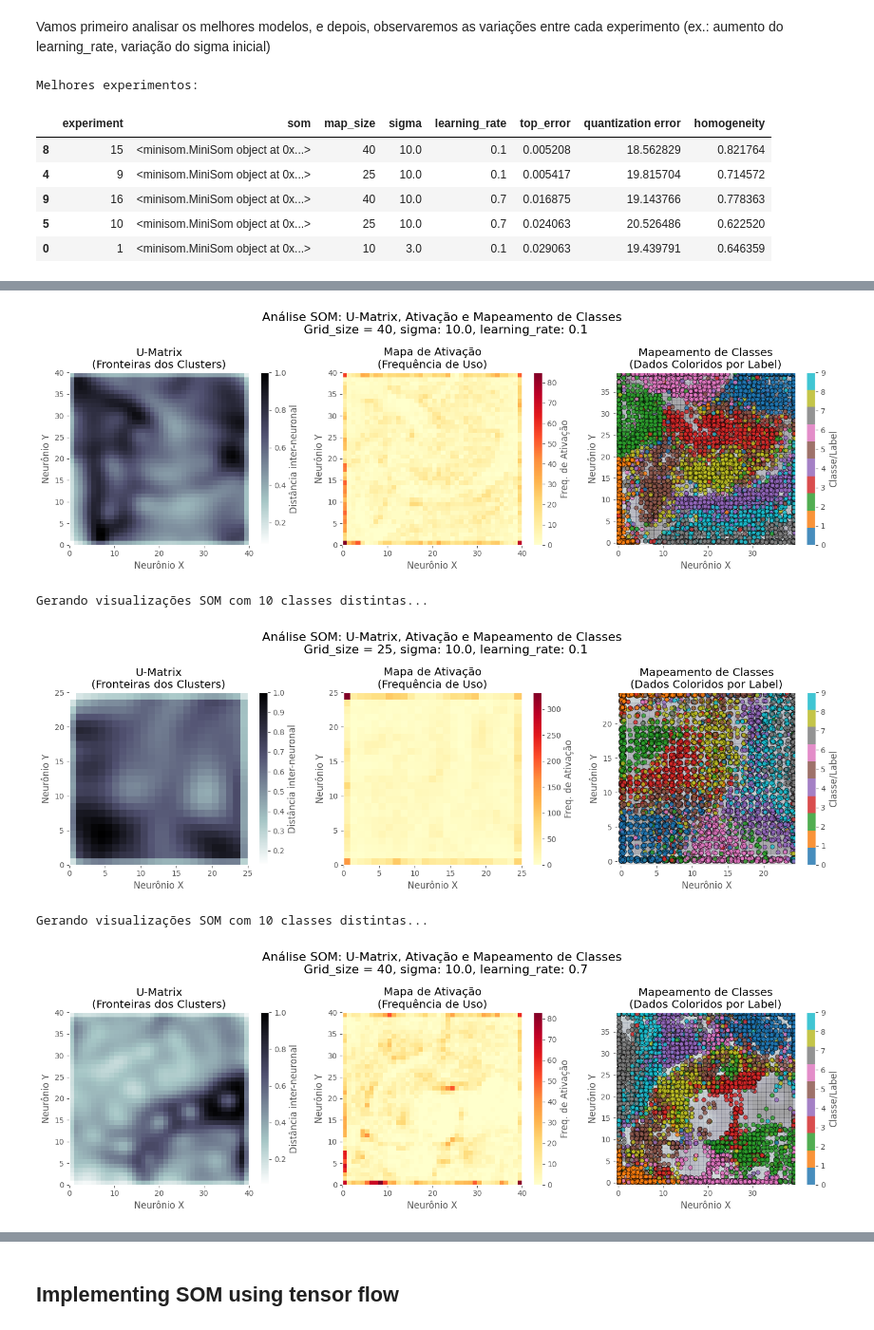
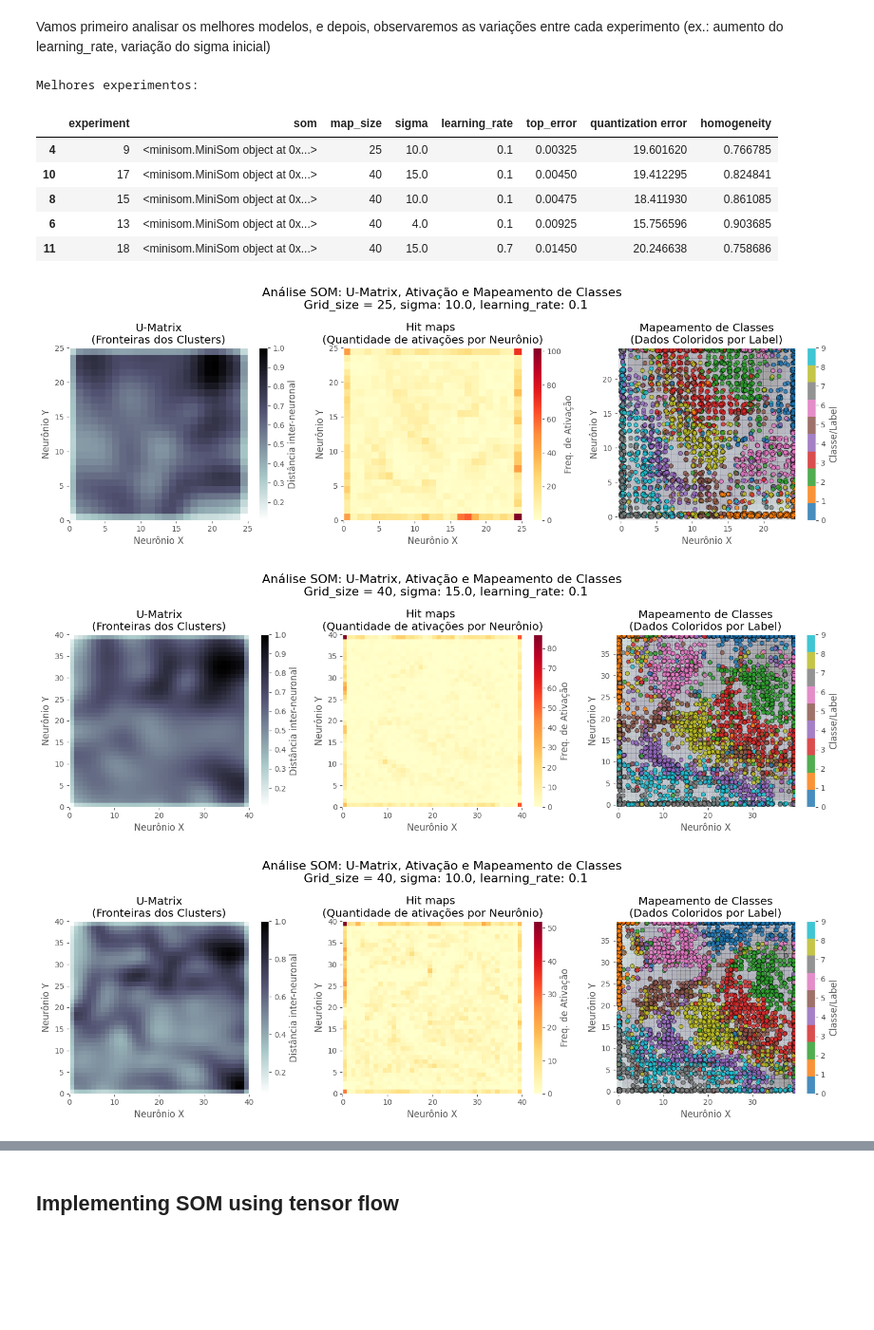
Before and after one commit to Luis-Menezes/NN_SupervisedLearning, a Jupyter notebook: project_2.ipynb, the cells around one changed output, grey strips where cells are left out. Shown at 95% size. Drawn from its saved outputs; the diff is of its cells as text; code cells hidden in the pictures; blank space fills up the shorter version.

```diff
--- a/project_2.ipynb
+++ b/project_2.ipynb
@@ -63,7 +64,7 @@ from sklearn.datasets import fetch_openml
 
 SUBSET_RANGE = 0.1 # Percentual de cada dígito a ser selecionado do MNIST
 
-def prepare_mnist_data(n_samples=10000):
+def prepare_mnist_data(n_samples=5000):
     """Prepara subset do MNIST"""
     print("Carregando MNIST...")
     mnist = fetch_openml('mnist_784', version=1)
@@ -109,7 +112,7 @@ O que queremos mostrar com esses experimentos é que :
 # %%
 experiment_parameters = {
     "map_sizes": [10, 25, 40],  # Tamanhos de mapa para variar
-    "sigmas": [3.0, 10.0, 20.0],
+    "sigmas": [4.0, 10.0, 15.0],
     "l_rates": [0.1, 0.7],
     "n_iterations": int(1e5),
     "batch_size": 32
@@ -197,7 +202,7 @@ def plot_som_analysis(som, X_scaled, labels, results, figsize=(15, 5)):
         Objeto da figura criada
     """
 
-    print(f"Gerando visualizações SOM com {len(np.unique(labels))} classes distintas...")
+    # print(f"Gerando visualizações SOM com {len(np.unique(labels))} classes distintas...")
 
     # Configurar estilo e figura
     plt.style.use('ggplot')
@@ -216,7 +221,7 @@ def plot_som_analysis(som, X_scaled, labels, results, figsize=(15, 5)):
 
     # 2. Mapa de Ativação (Heatmap de Frequência)
     ax2 = fig.add_subplot(1, 3, 2)
-    ax2.set_title('Mapa de Ativação\n(Frequência de Uso)')
+    ax2.set_title('Hit maps \n(Quantidade de ativações por Neurônio)')
     activation_map = som.activation_response(X_scaled).T
     im2 = ax2.pcolor(activation_map, cmap='YlOrRd')
     fig.colorbar(im2, ax=ax2, label='Freq. de Ativação')
@@ -250,35 +255,38 @@ def plot_som_analysis(som, X_scaled, labels, results, figsize=(15, 5)):
     unique_labels = np.unique(labels)
     if len(unique_labels) <= 10:
         # Criar legenda personalizada
         from matplotlib.patches import Patch
         legend_elements = [Patch(facecolor=plt.cm.tab10(i/len(unique_labels)),
                                label=f'Classe {label}')
                          for i, label in enumerate(unique_labels)]
         # ax3.legend(handles=legend_elements, loc='upper right', bbox_to_anchor=(1.15, 1))
 
     ax3.set_xlabel('Neurônio X')
     ax3.set_ylabel('Neurônio Y')
     ax3.set_xlim(-0.5, som.get_weights().shape[0] - 0.5)
     ax3.set_ylim(-0.5, som.get_weights().shape[1] - 0.5)
 
     plt.tight_layout()
     plt.show()
 
     return fig
 
 
 
 best_experiments = get_best_experiments(experiment_results, top_n=5)
 print("Melhores experimentos:")
 display(best_experiments)
 
 # Printa os resultados dos melhores experimentos
 [plot_som_analysis(row["som"], X_train, y_trained, row) for _, row in best_experiments.iterrows()]
 # %% [output]
 Melhores experimentos:
 |  | experiment | som | map_size | sigma | learning_rate | top_error | quantization error | homogeneity |
-| 8 | 15 | <minisom.MiniSom object at 0x...> | 40 | 10.0 | 0.1 | 0.005208 | 18.562829 | 0.821764 |
-| 4 | 9 | <minisom.MiniSom object at 0x...> | 25 | 10.0 | 0.1 | 0.005417 | 19.815704 | 0.714572 |
-| 9 | 16 | <minisom.MiniSom object at 0x...> | 40 | 10.0 | 0.7 | 0.016875 | 19.143766 | 0.778363 |
-| 5 | 10 | <minisom.MiniSom object at 0x...> | 25 | 10.0 | 0.7 | 0.024063 | 20.526486 | 0.622520 |
-| 0 | 1 | <minisom.MiniSom object at 0x...> | 10 | 3.0 | 0.1 | 0.029063 | 19.439791 | 0.646359 |
+| 4 | 9 | <minisom.MiniSom object at 0x...> | 25 | 10.0 | 0.1 | 0.00325 | 19.601620 | 0.766785 |
+| 10 | 17 | <minisom.MiniSom object at 0x...> | 40 | 15.0 | 0.1 | 0.00450 | 19.412295 | 0.824841 |
+| 8 | 15 | <minisom.MiniSom object at 0x...> | 40 | 10.0 | 0.1 | 0.00475 | 18.411930 | 0.861085 |
+| 6 | 13 | <minisom.MiniSom object at 0x...> | 40 | 4.0 | 0.1 | 0.00925 | 15.756596 | 0.903685 |
+| 11 | 18 | <minisom.MiniSom object at 0x...> | 40 | 15.0 | 0.7 | 0.01450 | 20.246638 | 0.758686 |
+[figure, new version]
+[figure, new version]
+[figure, new version]
@@ -286,5 +299,0 @@ Gerando visualizações SOM com 10 classes distintas...
-[figure, old version]
-Gerando visualizações SOM com 10 classes distintas...
-[figure, old version]
-Gerando visualizações SOM com 10 classes distintas...
-[figure, old version]
```
Also changed, not shown: parts of 8 cells of this notebook, 1 other file.
